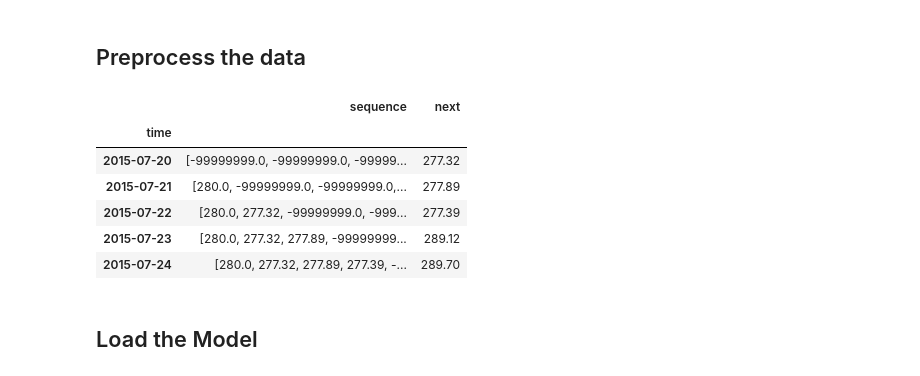
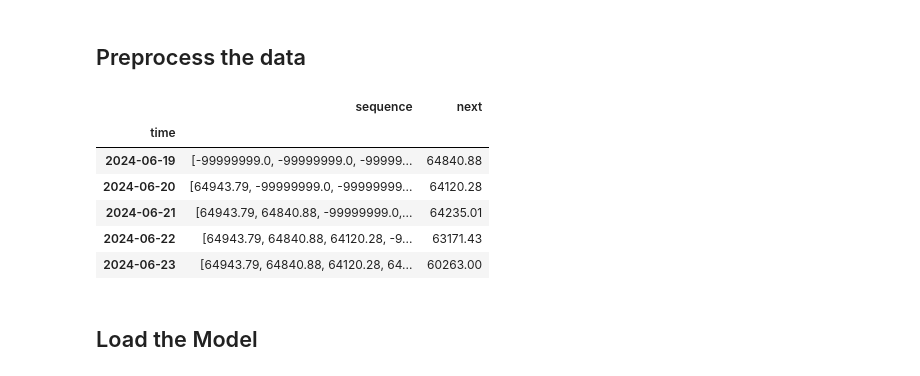
Before and after one commit to matteoshafer/cryptoTrading_fork, a Jupyter notebook: training notebooks/transformer.ipynb, the cells around one changed output. Saved outputs shown, nothing was run; the diff lists cells and outputs as text; code cells hidden in the pictures.

```diff
--- a/training notebooks/transformer.ipynb
+++ b/training notebooks/transformer.ipynb
@@ -119,28 +119,16 @@ Sequence the data to make it predict the next price
 # %% [markdown]
 ## Preprocess the data
 # %%
-seqs = []
-nexts = []
-for i in range(len(daily_data)):
-    try:
-        seq, next = sequence(daily_data['close'], i)
-        seqs.append(seq)
-        nexts.append(next)
-    except Exception as e:
-        print(f'Error at {i} Exception:', e)
-
-seqs = [padding(seq, len(daily_data)) for seq in seqs]
-daily_data['sequence'] = seqs
-daily_data['next'] = nexts
+daily_data = transformerDataSetup(daily_data)
 daily_data[['sequence', 'next']].head()
 # %% [output]
 |  | sequence | next |
 | time |  |  |
-| 2015-07-20 | [-99999999.0, -99999999.0, -99999... | 277.32 |
-| 2015-07-21 | [280.0, -99999999.0, -99999999.0,... | 277.89 |
-| 2015-07-22 | [280.0, 277.32, -99999999.0, -999... | 277.39 |
-| 2015-07-23 | [280.0, 277.32, 277.89, -99999999... | 289.12 |
-| 2015-07-24 | [280.0, 277.32, 277.89, 277.39, -... | 289.70 |
+| 2024-06-19 | [-99999999.0, -99999999.0, -99999... | 64840.88 |
+| 2024-06-20 | [64943.79, -99999999.0, -99999999... | 64120.28 |
+| 2024-06-21 | [64943.79, 64840.88, -99999999.0,... | 64235.01 |
+| 2024-06-22 | [64943.79, 64840.88, 64120.28, -9... | 63171.43 |
+| 2024-06-23 | [64943.79, 64840.88, 64120.28, 64... | 60263.00 |
 # %% [markdown]
 ## Load the Model
 # %% [markdown]
```
Also changed, not shown: parts of 14 cells of this notebook, 8 other files.
